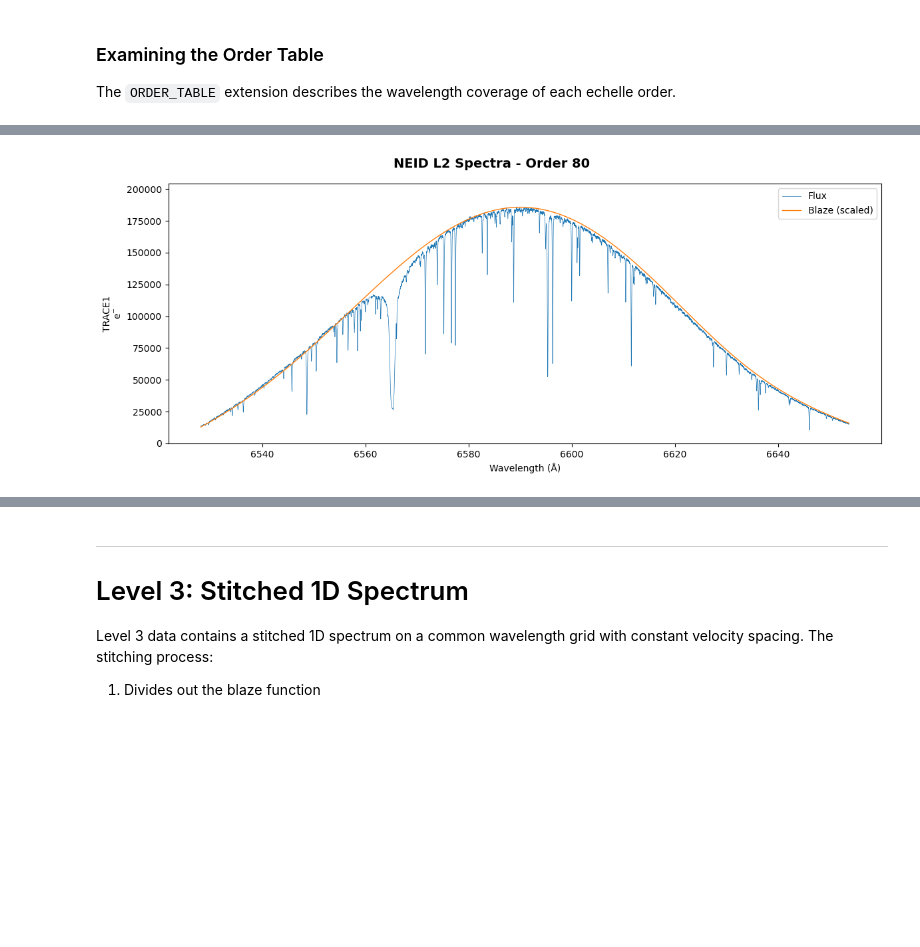
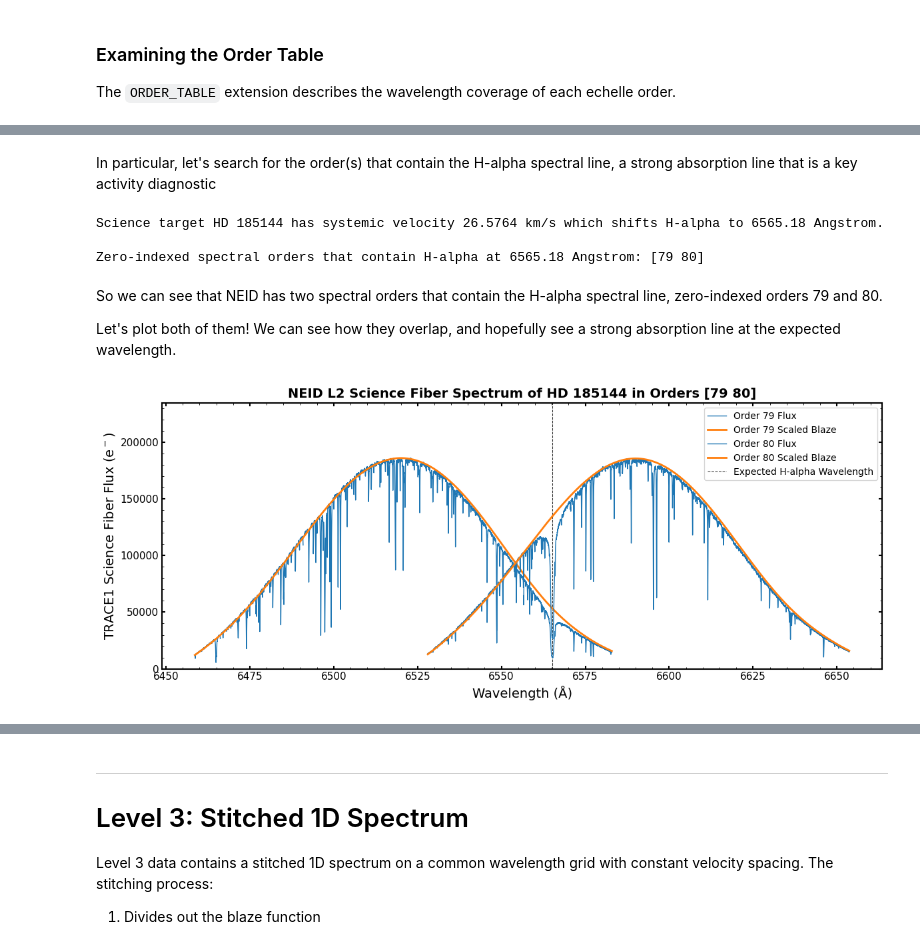
Before and after one commit to EPRV-RCN/RVData, a Jupyter notebook: docs/source/tutorials/NEID_Tutorial.ipynb, the cells around one changed output, grey strips where cells are left out. Saved outputs shown, nothing was run; the diff lists cells and outputs as text; code cells hidden in the pictures; blank space fills up the shorter version.

```diff
--- a/docs/source/tutorials/NEID_Tutorial.ipynb
+++ b/docs/source/tutorials/NEID_Tutorial.ipynb
@@ -173,25 +235,62 @@ Let's plot one order from the science traces.
+# %% [markdown]
+In particular, let's search for the order(s) that contain the H-alpha spectral line, a strong absorption line that is a key activity diagnostic
+# %%
+# Set the rest wavelength (vacuum) of the H-alpha line in Angstrom
+halpha_wavelength = 6564.6
+
+# We can use the science target's catalogue systemic velocity from the primary header to doppler shift H-alpha's wavelength
+halpha_wavelength_shifted = halpha_wavelength * (1 + float(sl2["PRIMARY"].header["CRV1"]) / 3e5)
+
+print(f"Science target {sl2['PRIMARY'].header['OBJECT']} "
+      + f"has systemic velocity {sl2['PRIMARY'].header['CRV1']} km/s "
+      + f"which shifts H-alpha to {halpha_wavelength_shifted:.2f} Angstrom.")
+
+# Let's get the orders that contain H-alpha
+orders_halpha = find_wavelength_in_orders(halpha_wavelength_shifted,
+                                          order_table["WAVE_START"],
+                                          order_table["WAVE_END"])
+
+print(f"\nZero-indexed spectral orders that contain H-alpha at "
+      + f"{halpha_wavelength_shifted:.2f} Angstrom: {orders_halpha}")
+# %% [output]
+Science target HD 185144 has systemic velocity 26.5764 km/s which shifts H-alpha to 6565.18 Angstrom.
+
+Zero-indexed spectral orders that contain H-alpha at 6565.18 Angstrom: [79 80]
+# %% [markdown]
+So we can see that NEID has two spectral orders that contain the H-alpha spectral line, zero-indexed orders 79 and 80.
+
+Let's plot both of them! We can see how they overlap, and hopefully see a strong absorption line at the expected wavelength.
 # %%
-# Plot a single order from the three science traces
-order = 80  # Choose an order to plot
+# Let's make a plot!
+fig, ax = plt.subplots(1, 1, figsize=(12, 5), sharex=True)
 
-fig, ax = plt.subplots(1, 1, figsize=(12, 5), sharex=True)
+# Set the science trace ID number, 1, and extract the relevant data arrays to variables
 trace_num = 1
-wave = l2[f'TRACE{trace_num}_WAVE'].data[order]
-flux = l2[f'TRACE{trace_num}_FLUX'].data[order]
-blaze = l2[f'TRACE{trace_num}_BLAZE'].data[order]
+wave = sl2[f'TRACE{trace_num}_WAVE'].data
+flux = sl2[f'TRACE{trace_num}_FLUX'].data
+blaze = sl2[f'TRACE{trace_num}_BLAZE'].data
 
-# Scale blaze for visualization
-blaze_scaled = blaze * (np.nanmax(flux) / np.nanmax(blaze))
+# Let's also scale the blaze to match the flux maxima per order for visualization
+blaze_scaled = blaze * (np.nanmax(flux, axis=1) / np.nanmax(blaze, axis=1))[:,np.newaxis]
 
-ax.plot(wave, flux, color='tab:blue', linestyle='-', lw=0.5, label='Flux')
-ax.plot(wave, blaze_scaled, color='tab:orange', linestyle='-', lw=1, label='Blaze (scaled)')
-ax.set_ylabel(f'TRACE{trace_num}'+'\ne$^{-}$')
+# Go through and plot both of the H-alpha orders:
+for order in orders_halpha:
+    ax.plot(wave[order], flux[order], color='tab:blue', linestyle='-', lw=1.0, label=f'Order {order} Flux')
+    ax.plot(wave[order], blaze_scaled[order], color='tab:orange', linestyle='-', lw=2.0, label=f'Order {order} Scaled Blaze')
+
+# Let's also plot a vertical line at the expected wavelength
+ax.axvline(x=halpha_wavelength_shifted, c='#323232', lw=0.75, ls='--', label='Expected H-alpha Wavelength', zorder=1)
+
+# Set up all the labels and such
+ax.set_xlabel('Wavelength (\u212B)')
+ax.set_ylabel(f'TRACE{trace_num} Science Fiber Flux (e$^-$)')
+ax.set_title(f"NEID L2 Science Fiber Spectrum of {sl2['PRIMARY'].header['OBJECT']} in Orders {orders_halpha}", fontsize=14, fontweight='bold')
+
 ax.legend(loc='upper right')
+
 ax.set_ylim(0, np.nanmax(flux) * 1.1)
 
-ax.set_xlabel('Wavelength (\u212B)')
-fig.suptitle(f'NEID L2 Spectra - Order {order}', fontsize=14, fontweight='bold')
 plt.tight_layout()
 plt.show()
 # %% [output]
-[figure, old version]
+[figure, new version]
```
Also changed, not shown: parts of 51 cells of this notebook.
